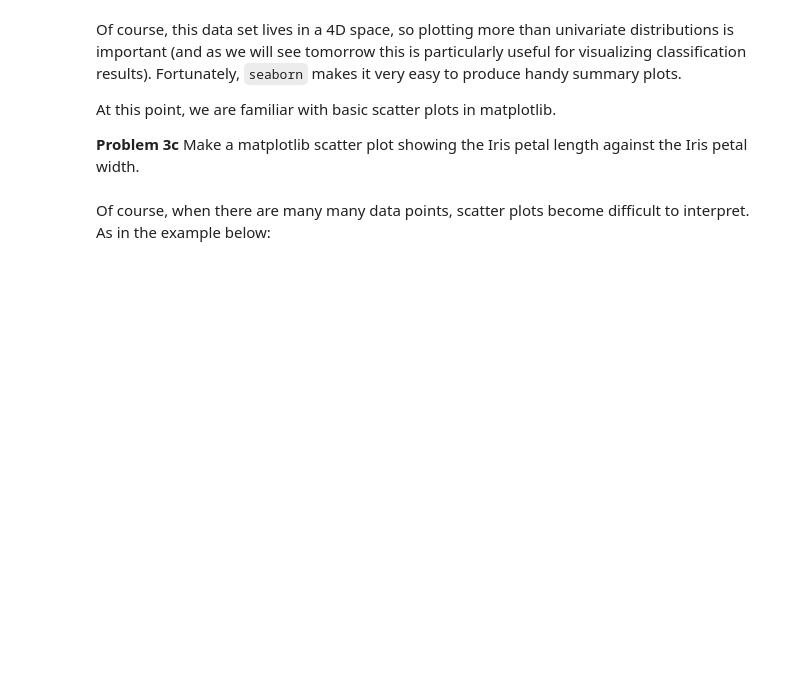
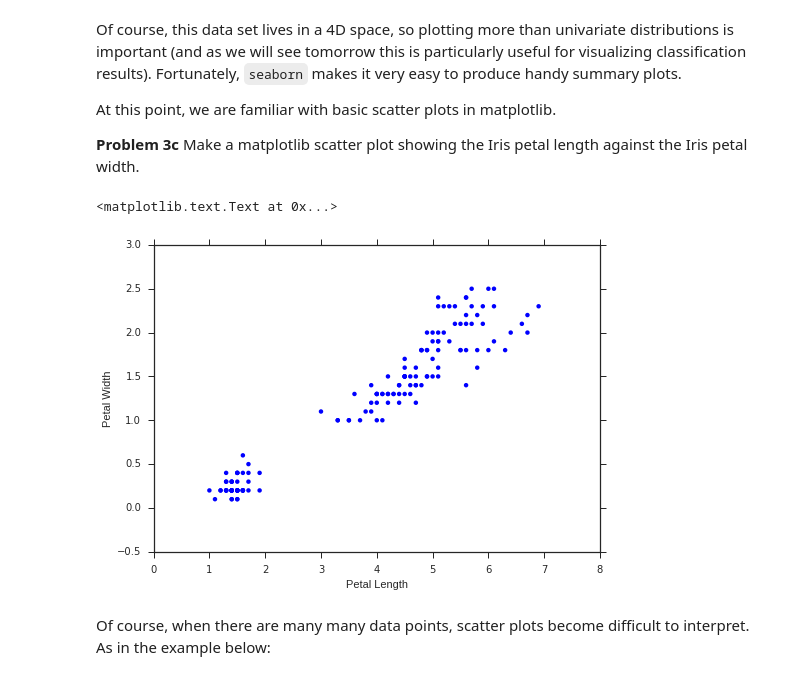
Before and after one commit to d-giles/LSSTC-DSFP-Sessions, a Jupyter notebook: Session1/Day3/IntroToVisualization.ipynb, the cells around one changed output. Saved outputs shown, nothing was run; the diff lists cells and outputs as text; code cells hidden in the pictures; blank space fills up the shorter version.

```diff
--- a/Session1/Day3/IntroToVisualization.ipynb
+++ b/Session1/Day3/IntroToVisualization.ipynb
@@ -502,9 +551,12 @@ At this point, we are familiar with basic scatter plots in matplotlib.
 
 **Problem 3c** Make a matplotlib scatter plot showing the Iris petal length against the Iris petal width.
 # %%
-plt.scatter( # complete
-plt.xlabel( # complete
-plt.ylabel( # complete
+plt.scatter(iris['petal_length'],iris['petal_width'],edgecolor='none') # complete
+plt.xlabel('Petal Length') # complete
+plt.ylabel('Petal Width') # complete
+# %% [output]
+<matplotlib.text.Text at 0x...>
+[figure, added]
 # %% [markdown]
 Of course, when there are many many data points, scatter plots become difficult to interpret. As in the example below:
 # %%
```
Also changed, not shown: parts of 15 cells of this notebook.
